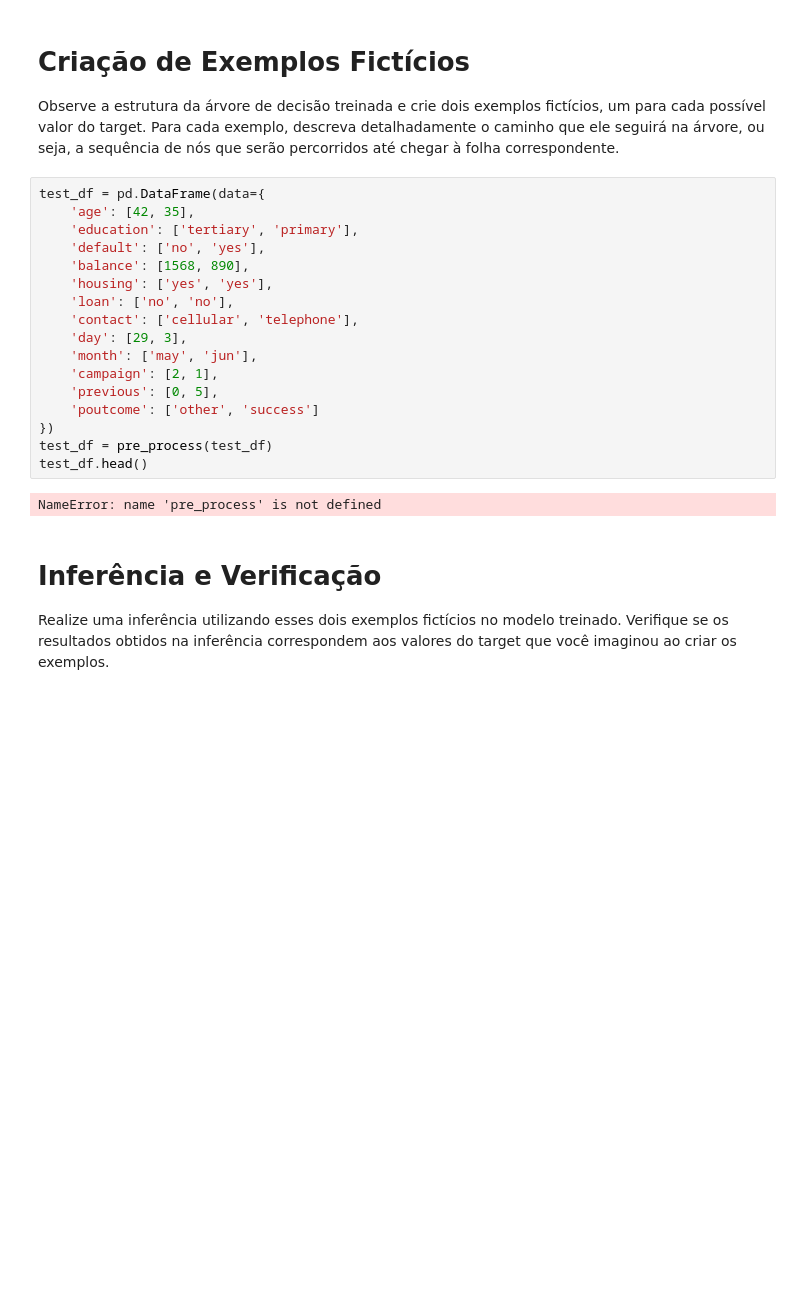
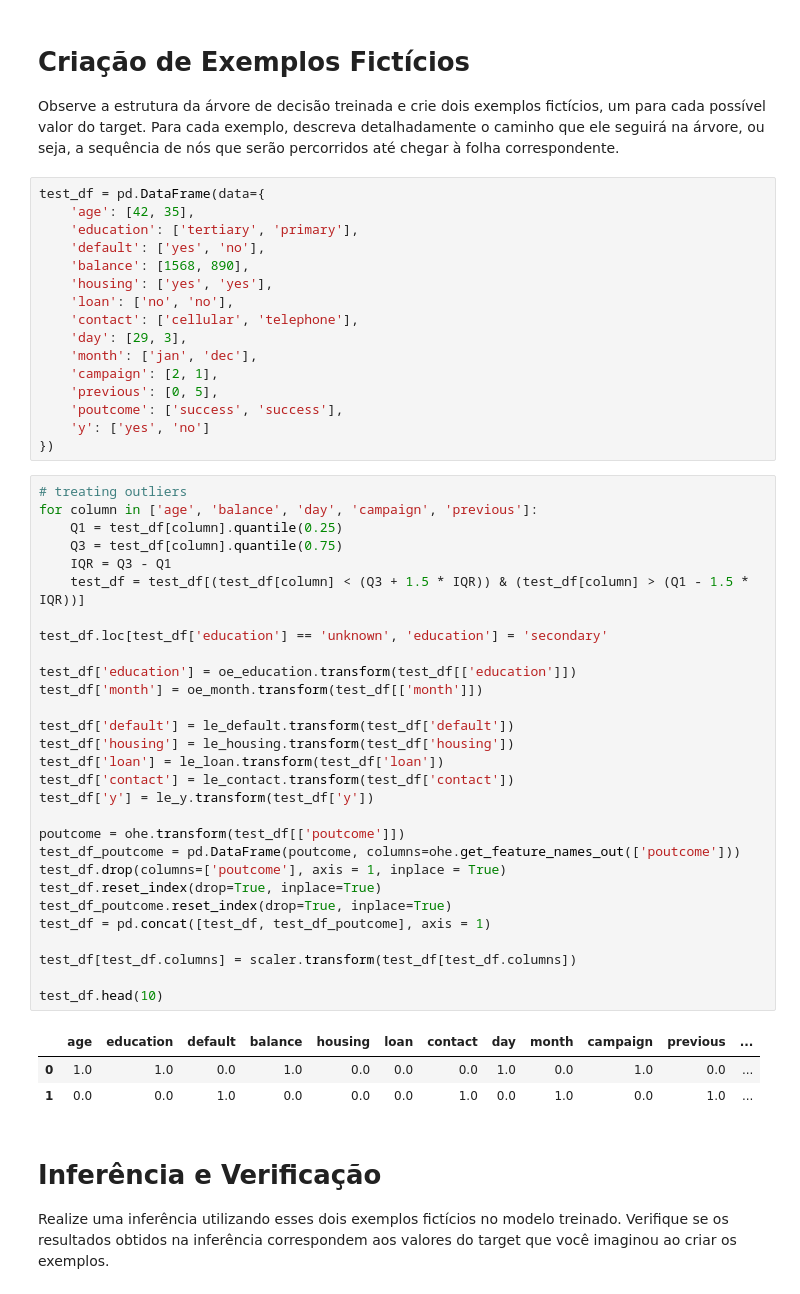
Before and after one commit to Mr-Barros/ENG4502, a Jupyter notebook: Assignment3/Notebook_ArvoreDecisao_33B.ipynb, the cells around one changed output. Drawn from its saved outputs; the diff is of its cells as text; blank space fills up the shorter version.

```diff
--- a/Assignment3/Notebook_ArvoreDecisao_33B.ipynb
+++ b/Assignment3/Notebook_ArvoreDecisao_33B.ipynb
@@ -373,21 +365,51 @@ Observe a estrutura da árvore de decisão treinada e crie dois exemplos fictíc
 test_df = pd.DataFrame(data={
     'age': [42, 35],
     'education': ['tertiary', 'primary'],
-    'default': ['no', 'yes'],
+    'default': ['yes', 'no'],
     'balance': [1568, 890],
     'housing': ['yes', 'yes'],
     'loan': ['no', 'no'],
     'contact': ['cellular', 'telephone'],
     'day': [29, 3],
-    'month': ['may', 'jun'],
+    'month': ['jan', 'dec'],
     'campaign': [2, 1],
     'previous': [0, 5],
-    'poutcome': ['other', 'success']
+    'poutcome': ['success', 'success'],
+    'y': ['yes', 'no']
 })
-test_df = pre_process(test_df)
-test_df.head()
-# %% [output]
-NameError: name 'pre_process' is not defined
+# %%
+# treating outliers
+for column in ['age', 'balance', 'day', 'campaign', 'previous']:
+    Q1 = test_df[column].quantile(0.25)
+    Q3 = test_df[column].quantile(0.75)
+    IQR = Q3 - Q1
+    test_df = test_df[(test_df[column] < (Q3 + 1.5 * IQR)) & (test_df[column] > (Q1 - 1.5 * IQR))]
+
+test_df.loc[test_df['education'] == 'unknown', 'education'] = 'secondary'
+
+test_df['education'] = oe_education.transform(test_df[['education']])
+test_df['month'] = oe_month.transform(test_df[['month']])
+
+test_df['default'] = le_default.transform(test_df['default'])
+test_df['housing'] = le_housing.transform(test_df['housing'])
+test_df['loan'] = le_loan.transform(test_df['loan'])
+test_df['contact'] = le_contact.transform(test_df['contact'])
+test_df['y'] = le_y.transform(test_df['y'])
+
+poutcome = ohe.transform(test_df[['poutcome']])
+test_df_poutcome = pd.DataFrame(poutcome, columns=ohe.get_feature_names_out(['poutcome']))
+test_df.drop(columns=['poutcome'], axis = 1, inplace = True)
+test_df.reset_index(drop=True, inplace=True)
+test_df_poutcome.reset_index(drop=True, inplace=True)
+test_df = pd.concat([test_df, test_df_poutcome], axis = 1)
+
+test_df[test_df.columns] = scaler.transform(test_df[test_df.columns])
+
+test_df.head(10)
+# %% [output]
+|  | age | education | default | balance | housing | loan | contact | day | month | campaign | previous | ... |
+| 0 | 1.0 | 1.0 | 0.0 | 1.0 | 0.0 | 0.0 | 0.0 | 1.0 | 0.0 | 1.0 | 0.0 | ... |
+| 1 | 0.0 | 0.0 | 1.0 | 0.0 | 0.0 | 0.0 | 1.0 | 0.0 | 1.0 | 0.0 | 1.0 | ... |
 # %% [markdown]
 # **Inferência e Verificação**
 
```
Also changed, not shown: parts of 5 cells of this notebook.
